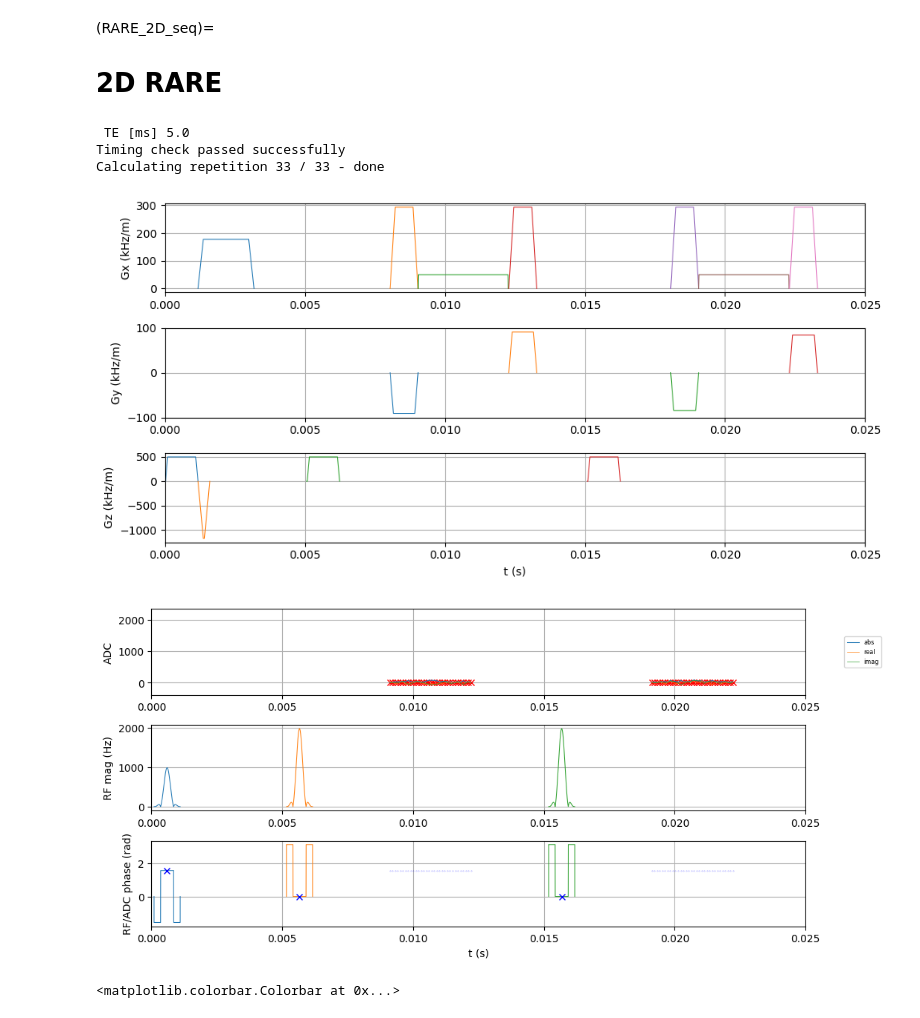
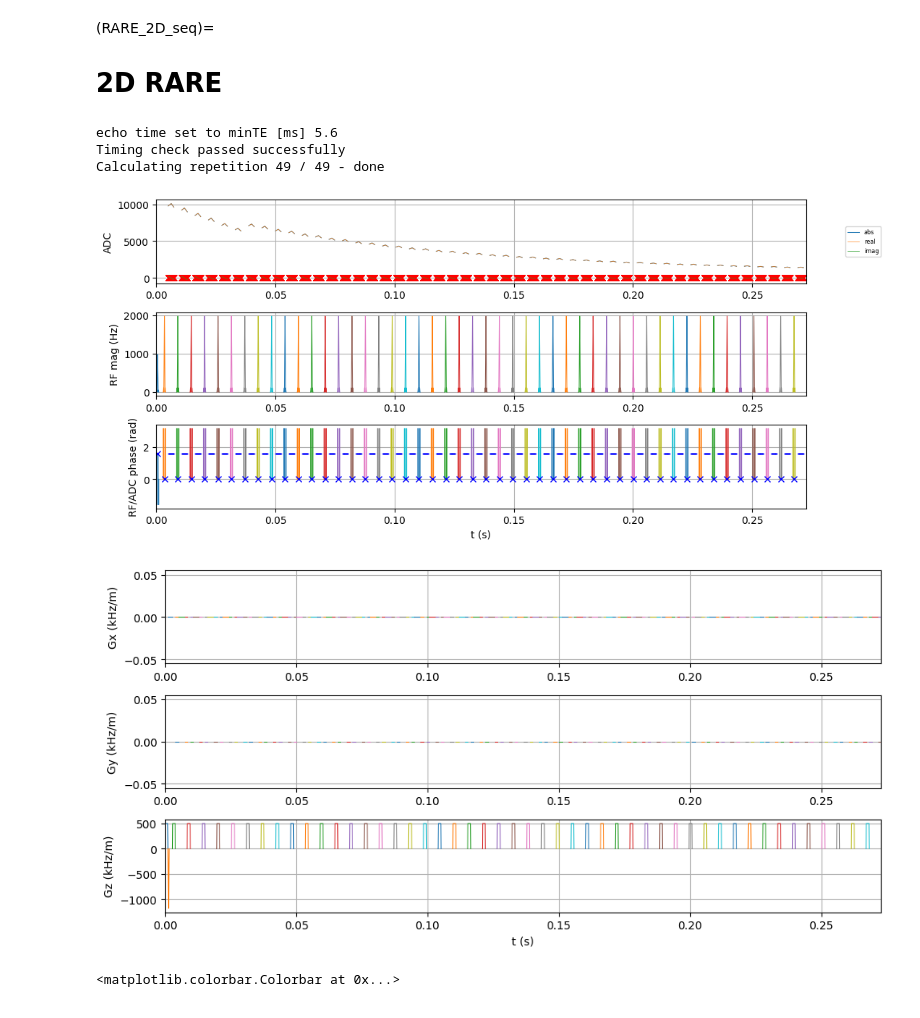
Before and after one commit to MRsources/MRzero-Core, a Jupyter notebook: documentation/playground_mr0/unsorted/improved_mr0_RARE_2D_seq.ipynb, the cells around one changed output. Saved outputs shown, nothing was run; the diff lists cells and outputs as text; code cells hidden in the pictures.

Commit message:
added some sliders

```diff
--- a/documentation/playground_mr0/unsorted/improved_mr0_RARE_2D_seq.ipynb
+++ b/documentation/playground_mr0/unsorted/improved_mr0_RARE_2D_seq.ipynb
@@ -8,6 +8,7 @@
 (RARE_2D_seq)=
 # 2D RARE
 # %%
+#@title RARE
 import numpy as np
 import MRzeroCore as mr0
 import pypulseq as pp
@@ -17,7 +18,7 @@ import matplotlib.pyplot as plt
 plt.rcParams['figure.figsize'] = [10, 5]
 plt.rcParams['figure.dpi'] = 100 # 200 e.g. is really fine, but slower
 
-experiment_id = 'exB02_SE_to_RARE_2D'
+experiment_id = 'RARE_2D'
 
 # %% S1. SETUP sys
 system = pp.Opts(
@@ -29,39 +30,50 @@ seq = pp.Sequence(system)
 # Define FOV and resolution
 fov = 200e-3
 slice_thickness = 8e-3
-Nread = 32    # frequency encoding steps/samples
-Nphase = 32    # phase encoding steps/samples
+
+
+base_resolution= 48 # @param {type: "slider", min: 2, max: 112,step:2}
+
+Nread  = base_resolution  # frequency encoding steps/samples
+Nphase = base_resolution  # phase encoding steps/samples
+
+TE_ms=5 # @param {type: "slider", min: 0.0, max: 200.0}
+TE=TE_ms*1e-3
+TI_s=0 # @param {type: "slider", min: 0.0, max: 10.0, step: 0.1}
+Excitation_FA=90 # @param {type: "slider", min: 10, max: 270}
+Refocusing_FA=180 # @param {type: "slider", min: 10, max: 270}
+r_spoil =2 # @param {type: "slider", min: 0, max: 3}
+PE_grad_on=True # @param {type: "boolean"}
+RO_grad_on=True # @param {type: "boolean"}
 
 # Define rf events
 rf1, gz1, gzr1 = pp.make_sinc_pulse(
-    flip_angle=90 * np.pi / 180, phase_offset=90 * np.pi / 180, duration=1e-3,
+    flip_angle=Excitation_FA * np.pi / 180, phase_offset=90 * np.pi / 180, duration=1e-3,
     slice_thickness=slice_thickness, apodization=0.5, time_bw_product=4,
     system=system, return_gz=True)
 
 rf2, gz2, _ = pp.make_sinc_pulse(
-    flip_angle=180 * np.pi / 180, duration=1e-3,
+    flip_angle=Refocusing_FA* np.pi / 180, duration=1e-3,
     slice_thickness=slice_thickness, apodization=0.5, time_bw_product=4,
     system=system, return_gz=True)
 
-dwell=10e-5
+dwell=50e-6
 
-G_flag=(1,1)  # gradient flag (read,PE), if (0,0) all gradients are 0, for (1,0) PE is off
+G_flag=(int(RO_grad_on),int(PE_grad_on))  # gradient flag (read,PE), if (0,0) all gradients are 0, for (1,0) PE is off
 
 # Define other gradients and ADC events
 gx = pp.make_trapezoid(channel='x', flat_area=Nread / fov*G_flag[0], flat_time=Nread*dwell, system=system)
 adc = pp.make_adc(num_samples=Nread, duration=Nread*dwell, phase_offset=90 * np.pi / 180, delay=gx.rise_time, system=system)
-gx_pre0 = pp.make_trapezoid(channel='x', area=+((1.0 + 3.0) * gx.area / 2) , duration=2e-3, system=system)
-gx_prewinder = pp.make_trapezoid(channel='x', area=+(3.0 * gx.area / 2 ), duration=1e-3, system=system)
+gx_pre0 = pp.make_trapezoid(channel='x', area=+((1.0 + r_spoil) * gx.area / 2) , duration=1.5e-3, system=system)
+gx_prewinder = pp.make_trapezoid(channel='x', area=+(r_spoil * gx.area / 2 ), duration=1e-3, system=system)
 gp = pp.make_trapezoid(channel='y', area=0 / fov, duration=1e-3, system=system)
 rf_prep = pp.make_block_pulse(flip_angle=180 * np.pi / 180, duration=1e-3, system=system)
 
-TE=10e-3
-TI=0.0
 
 # FLAIR
-if TI>0:
+if TI_s>0:
   seq.add_block(rf_prep)
-  seq.add_block(pp.make_delay(TI))
+  seq.add_block(pp.make_delay(TI_s))
   seq.add_block(gx_pre0)
 
 seq.add_block(rf1,gz1)
@@ -73,9 +85,9 @@ minTE2=round(minTE2/10e-5)*10e-5
 # to realize longer TE,  we introduce a TEdelay that is added before and afetr the encoding period
 TEd=round(max(0, (TE/2-minTE2))/10e-5)*10e-5  # round to raster time
 if TEd==0:
-  print('echo time set to TE [ms]', (minTE2 +TEd)*1000)
+  print('echo time set to minTE [ms]', 2*(minTE2 +TEd)*1000)
 else:
-  print(' TE [ms]', (minTE2 +TEd)*1000)
+  print(' TE [ms]', 2*(minTE2 +TEd)*1000)
 
 # last timing step is to add TE/2 also between excitation and first ref pulse
 # from pulse top to pulse top we have already played out one full rf and gx_pre0, thus we substract these from TE/2
@@ -104,36 +116,45 @@ else:
 
 # %% S3 quick 2D brain phantom sim and plot
 signal = mr0.util.simulate_2d(seq)
-seq.plot(plot_now=False,time_range=(0,2.5*TE))
+#seq.plot(plot_now=False,time_range=(0,2.5*TE))
+seq.plot(plot_now=False)
 mr0.util.insert_signal_plot(seq=seq, signal =signal.numpy())
+# Get figure handles
+fig_handles = plt.get_fignums()
+
+# Iterate and save each figure
+for fig_num in fig_handles:
+    plt.figure(fig_num)
+    plt.savefig(f'TSE_{fig_num}.png', format='png')
+
 plt.show()
 
 # %% S4: MR IMAGE RECON of signal ::: #####################################
 kspace = torch.reshape((signal), (Nphase, Nread)).clone().t()
 # fftshift,FFT,fftshift
 spectrum = torch.fft.fftshift(kspace)
 space = torch.fft.fft2(spectrum)
 space = torch.fft.ifftshift(space)
 
 plt.subplot(221)
 plt.title('k-space')
 mr0.util.imshow(np.abs(kspace.numpy()))
 plt.subplot(223)
 plt.title('k-space_r')
 mr0.util.imshow(np.log(np.abs(kspace.numpy())))
 
 plt.subplot(222)
 plt.title('FFT-magnitude')
 mr0.util.imshow(np.abs(space.numpy()))
 plt.colorbar()
 plt.subplot(224)
 plt.title('FFT-phase')
 mr0.util.imshow(np.angle(space.numpy()), vmin=-np.pi, vmax=np.pi)
 plt.colorbar()
 # %% [output]
- TE [ms] 5.0
+echo time set to minTE [ms] 5.6
 Timing check passed successfully
-Calculating repetition 33 / 33 - done
+Calculating repetition 49 / 49 - done
-[figure, old version]
+[figure, new version]
-[figure, old version]
+[figure, new version]
 <matplotlib.colorbar.Colorbar at 0x...>
```
Also changed, not shown: parts of 2 cells of this notebook.
